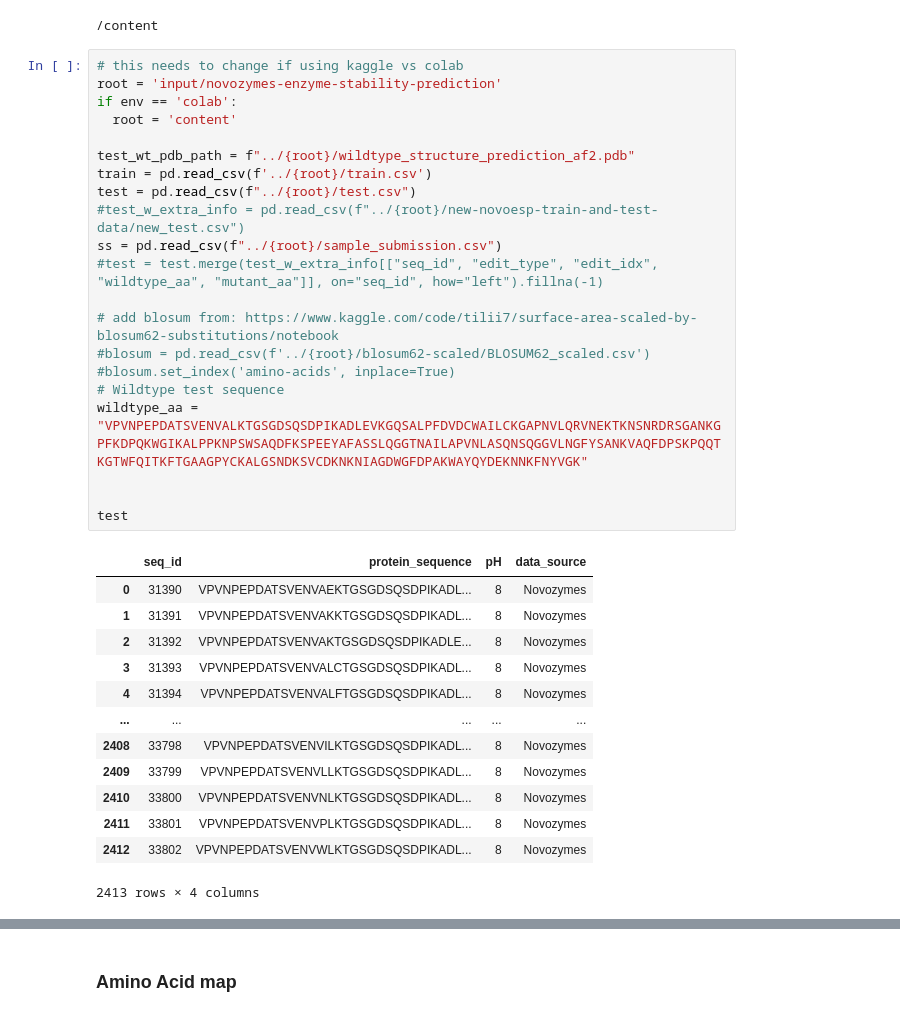
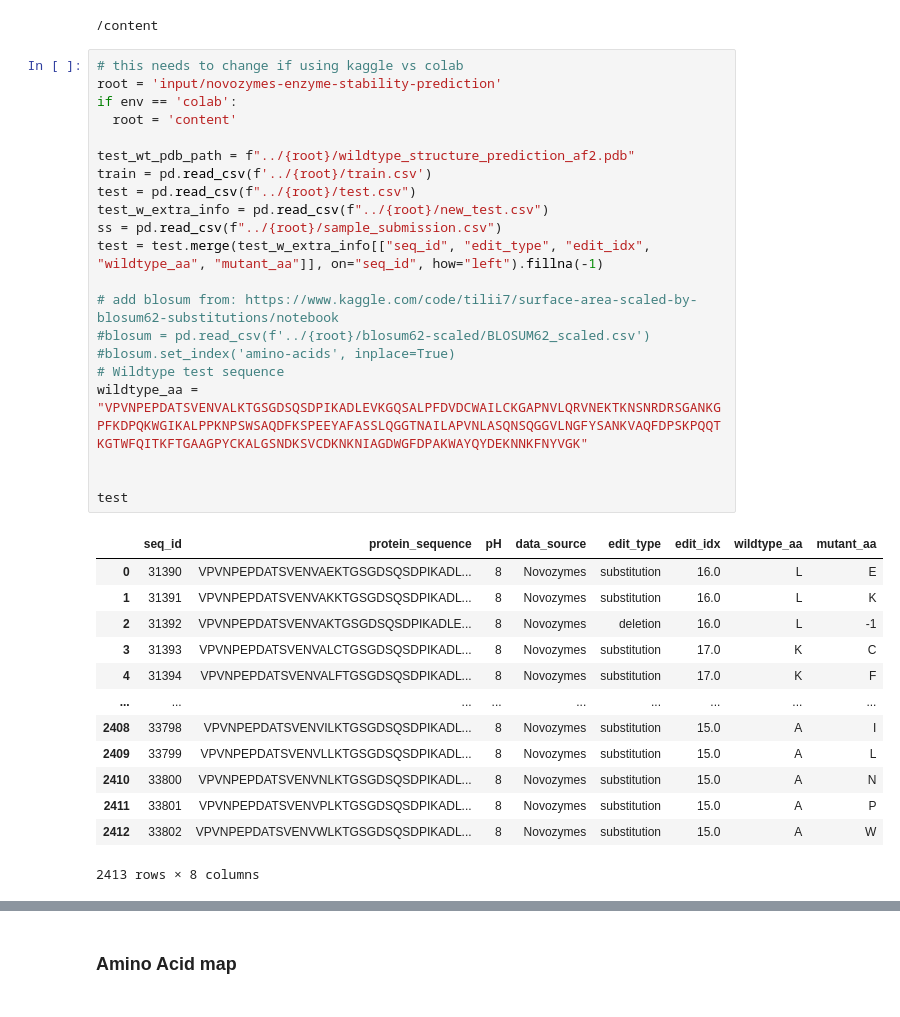
Before and after one commit to jfblanchard/novozymes-stability-prediction, a Jupyter notebook: Notebooks/novozymes-surface-area.ipynb, the cells around one changed output, grey strips where cells are left out. Drawn from its saved outputs; the diff is of its cells as text.

```diff
--- a/Notebooks/novozymes-surface-area.ipynb
+++ b/Notebooks/novozymes-surface-area.ipynb
@@ -55,9 +73,9 @@ if env == 'colab':
 test_wt_pdb_path = f"../{root}/wildtype_structure_prediction_af2.pdb"
 train = pd.read_csv(f'../{root}/train.csv')
 test = pd.read_csv(f"../{root}/test.csv")
-#test_w_extra_info = pd.read_csv(f"../{root}/new-novoesp-train-and-test-data/new_test.csv")
+test_w_extra_info = pd.read_csv(f"../{root}/new_test.csv")
 ss = pd.read_csv(f"../{root}/sample_submission.csv")
-#test = test.merge(test_w_extra_info[["seq_id", "edit_type", "edit_idx", "wildtype_aa", "mutant_aa"]], on="seq_id", how="left").fillna(-1)
+test = test.merge(test_w_extra_info[["seq_id", "edit_type", "edit_idx", "wildtype_aa", "mutant_aa"]], on="seq_id", how="left").fillna(-1)
 
 # add blosum from: https://www.kaggle.com/code/tilii7/surface-area-scaled-by-blosum62-substitutions/notebook
 #blosum = pd.read_csv(f'../{root}/blosum62-scaled/BLOSUM62_scaled.csv')
@@ -67,20 +85,20 @@ wildtype_aa = "VPVNPEPDATSVENVALKTGSGDSQSDPIKADLEVKGQSALPFDVDCWAILCKGAPNVLQRVNEK
 
 
 test
 # %% [output]
-|  | seq_id | protein_sequence | pH | data_source |
-| 0 | 31390 | VPVNPEPDATSVENVAEKTGSGDSQSDPIKADL... | 8 | Novozymes |
-| 1 | 31391 | VPVNPEPDATSVENVAKKTGSGDSQSDPIKADL... | 8 | Novozymes |
-| 2 | 31392 | VPVNPEPDATSVENVAKTGSGDSQSDPIKADLE... | 8 | Novozymes |
-| 3 | 31393 | VPVNPEPDATSVENVALCTGSGDSQSDPIKADL... | 8 | Novozymes |
-| 4 | 31394 | VPVNPEPDATSVENVALFTGSGDSQSDPIKADL... | 8 | Novozymes |
-| ... | ... | ... | ... | ... |
-| 2408 | 33798 | VPVNPEPDATSVENVILKTGSGDSQSDPIKADL... | 8 | Novozymes |
-| 2409 | 33799 | VPVNPEPDATSVENVLLKTGSGDSQSDPIKADL... | 8 | Novozymes |
-| 2410 | 33800 | VPVNPEPDATSVENVNLKTGSGDSQSDPIKADL... | 8 | Novozymes |
-| 2411 | 33801 | VPVNPEPDATSVENVPLKTGSGDSQSDPIKADL... | 8 | Novozymes |
-| 2412 | 33802 | VPVNPEPDATSVENVWLKTGSGDSQSDPIKADL... | 8 | Novozymes |
+|  | seq_id | protein_sequence | pH | data_source | edit_type | edit_idx | wildtype_aa | mutant_aa |
+| 0 | 31390 | VPVNPEPDATSVENVAEKTGSGDSQSDPIKADL... | 8 | Novozymes | substitution | 16.0 | L | E |
+| 1 | 31391 | VPVNPEPDATSVENVAKKTGSGDSQSDPIKADL... | 8 | Novozymes | substitution | 16.0 | L | K |
+| 2 | 31392 | VPVNPEPDATSVENVAKTGSGDSQSDPIKADLE... | 8 | Novozymes | deletion | 16.0 | L | -1 |
+| 3 | 31393 | VPVNPEPDATSVENVALCTGSGDSQSDPIKADL... | 8 | Novozymes | substitution | 17.0 | K | C |
+| 4 | 31394 | VPVNPEPDATSVENVALFTGSGDSQSDPIKADL... | 8 | Novozymes | substitution | 17.0 | K | F |
+| ... | ... | ... | ... | ... | ... | ... | ... | ... |
+| 2408 | 33798 | VPVNPEPDATSVENVILKTGSGDSQSDPIKADL... | 8 | Novozymes | substitution | 15.0 | A | I |
+| 2409 | 33799 | VPVNPEPDATSVENVLLKTGSGDSQSDPIKADL... | 8 | Novozymes | substitution | 15.0 | A | L |
+| 2410 | 33800 | VPVNPEPDATSVENVNLKTGSGDSQSDPIKADL... | 8 | Novozymes | substitution | 15.0 | A | N |
+| 2411 | 33801 | VPVNPEPDATSVENVPLKTGSGDSQSDPIKADL... | 8 | Novozymes | substitution | 15.0 | A | P |
+| 2412 | 33802 | VPVNPEPDATSVENVWLKTGSGDSQSDPIKADL... | 8 | Novozymes | substitution | 15.0 | A | W |
-2413 rows × 4 columns
+2413 rows × 8 columns
 # %%
 pdb_parser = PDBParser(QUIET=1)
 
```
Also changed, not shown: parts of 11 cells of this notebook.
